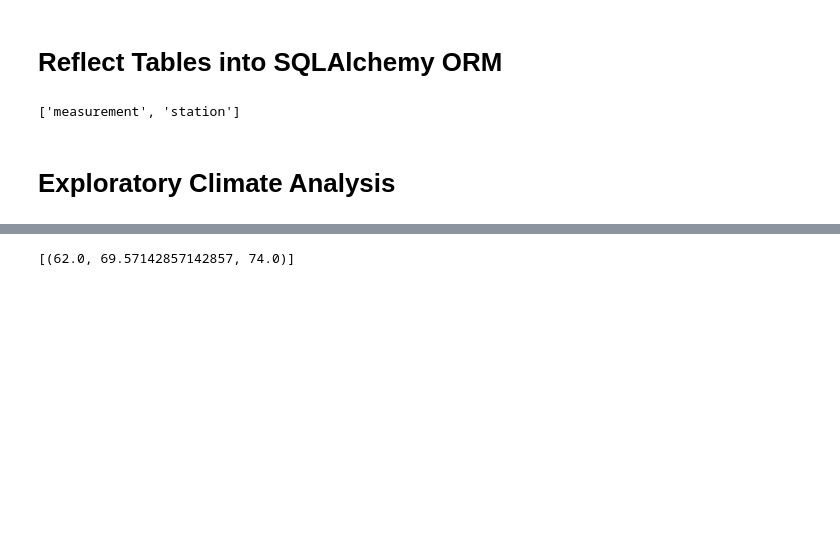
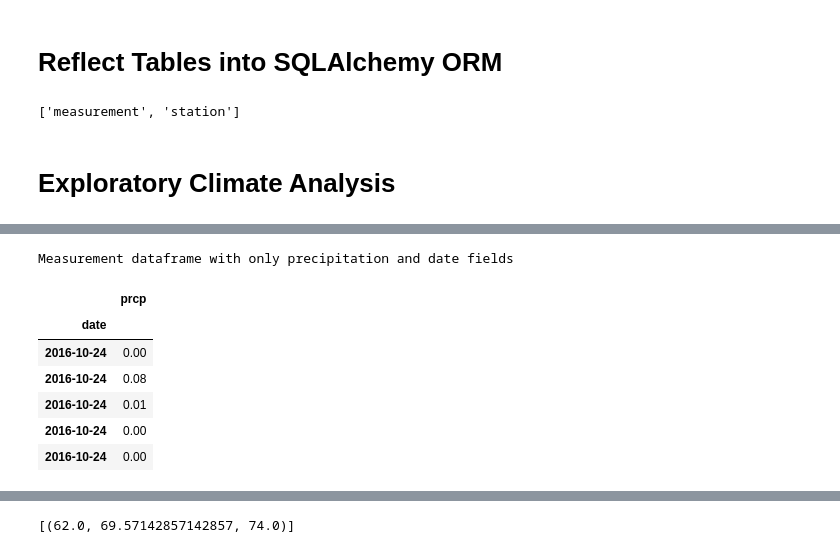
Before and after one commit to kishore145/sql_alchemy, a Jupyter notebook: climate_starter.ipynb, the cells around one changed output, grey strips where cells are left out. Cells and saved outputs as stored; diff of their text form; code cells hidden in the pictures; blank space fills up the shorter version.

```diff
--- a/climate_starter.ipynb
+++ b/climate_starter.ipynb
@@ -94,3 +71,20 @@ display(precipitation_df.head())
+# %%
+# Retreive Precipitation information only
+precipitation_df = precipitation_df[['prcp']]
+# Sort the dataframe by date
+precipitation_df.sort_index(ascending=True, inplace=True)
+precipitation_df.dropna(inplace = True)
+print('\n\nMeasurement dataframe with only precipitation and date fields')
+display(precipitation_df.head())
+# %% [output]
+Measurement dataframe with only precipitation and date fields
+|  | prcp |
+| date |  |
+| 2016-10-24 | 0.00 |
+| 2016-10-24 | 0.08 |
+| 2016-10-24 | 0.01 |
+| 2016-10-24 | 0.00 |
+| 2016-10-24 | 0.00 |
 # %%
 # Use Pandas Plotting with Matplotlib to plot the data
 plt.plot(precipitation_df, label = 'precipitation')
```
Also changed, not shown: parts of 19 cells of this notebook, 2 other files.
